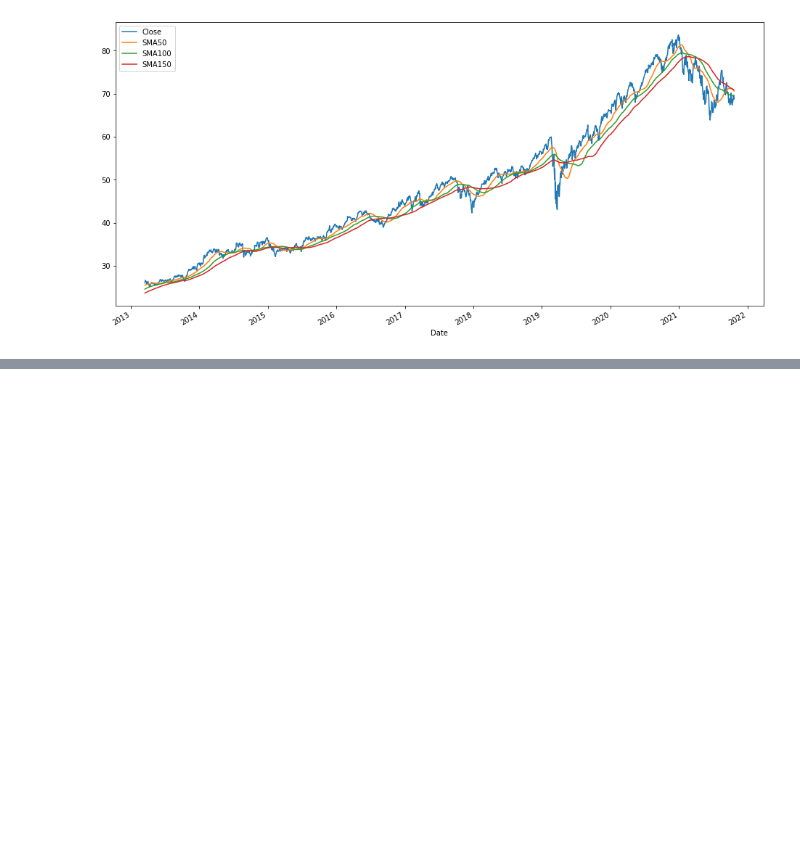
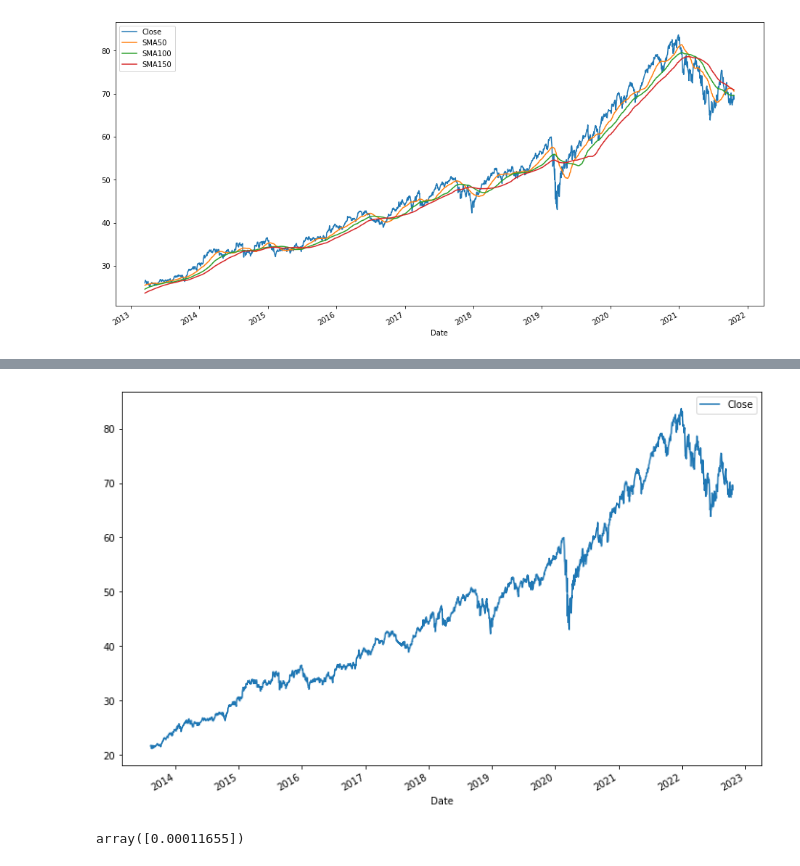
Before and after one commit to obeabi/Stocks_TSA, a Jupyter notebook: YahooFinance.ipynb, the cells around one changed output, grey strips where cells are left out. Drawn from its saved outputs; the diff is of its cells as text; code cells hidden in the pictures; blank space fills up the shorter version.

```diff
--- a/YahooFinance.ipynb
+++ b/YahooFinance.ipynb
@@ -167,0 +172,4 @@ plt.show()
+# %%
+# Focusing on close prIce only
+df1 = df['Close'].to_frame()
+df1.head()
@@ -167,0 +184,11 @@ plt.show()
+# %%
+# show plots in the notebook
+%matplotlib inline
+df1.plot(figsize=(12,8));
+# %% [output]
+[figure, added]
+# %%
+# Test for serial correlation is the Durbin-Watson statistic.
+sm.stats.durbin_watson(df1)
+# %% [output]
+array([0.00011655])
```
Also changed, not shown: parts of 11 cells of this notebook.
